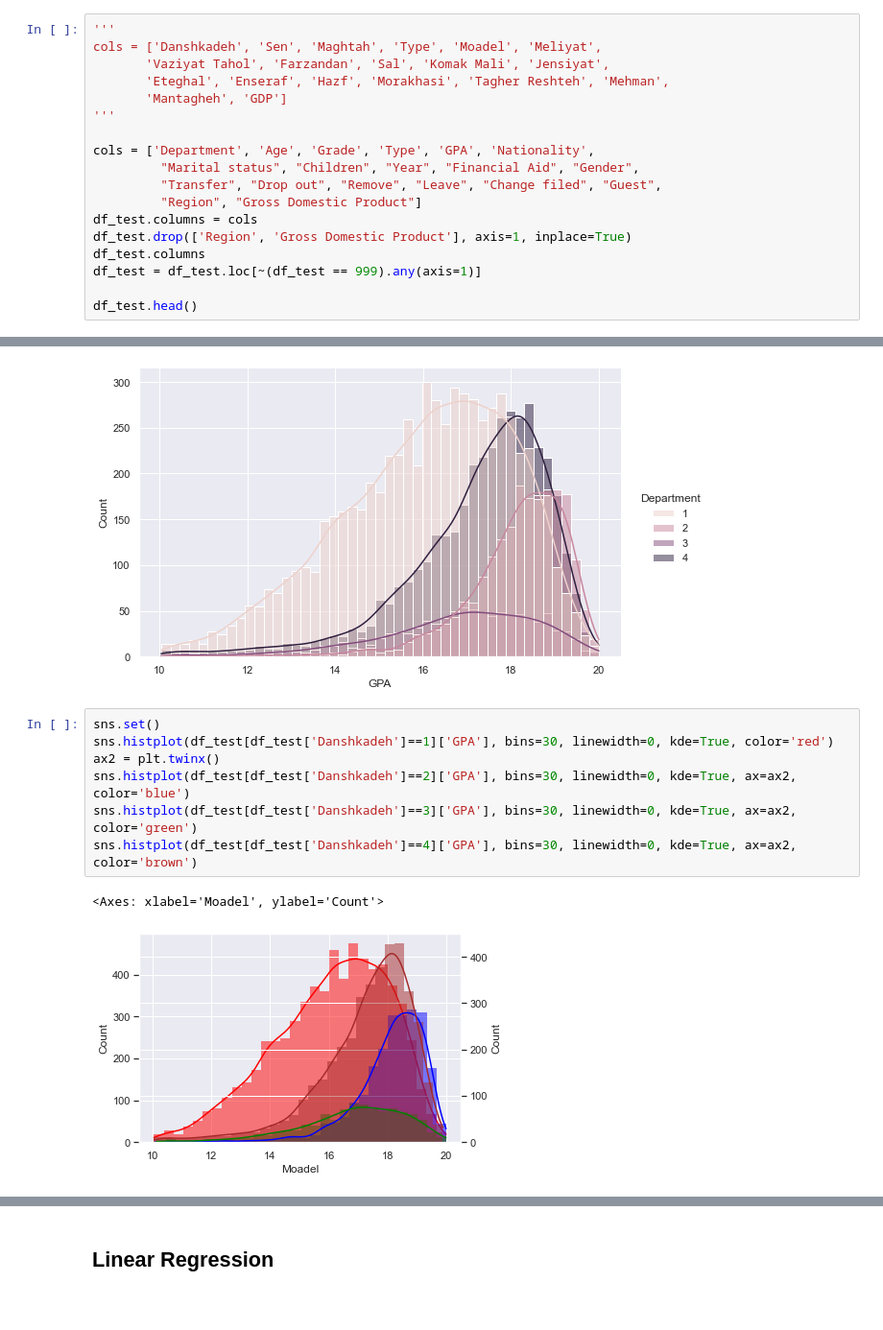
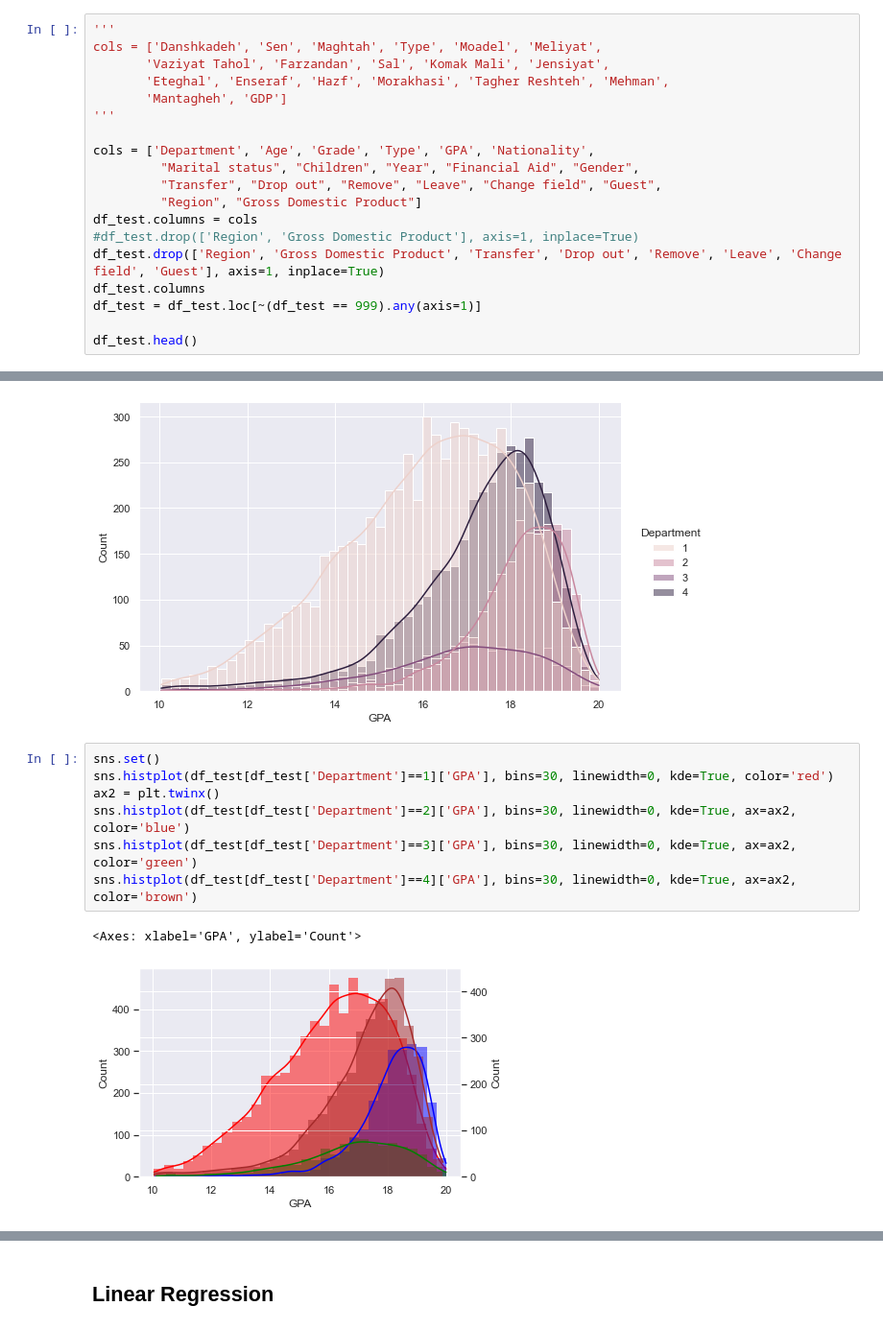
Before and after one commit to mghasemi19/ML_EconEduc, a Jupyter notebook: GPA_Regression.ipynb, the cells around one changed output, grey strips where cells are left out. Shown at 96% size. Drawn from its saved outputs; the diff is of its cells as text.

```diff
--- a/GPA_Regression.ipynb
+++ b/GPA_Regression.ipynb
@@ -45,10 +50,11 @@ cols = ['Danshkadeh', 'Sen', 'Maghtah', 'Type', 'Moadel', 'Meliyat',
 
 cols = ['Department', 'Age', 'Grade', 'Type', 'GPA', 'Nationality',
          "Marital status", "Children", "Year", "Financial Aid", "Gender",
-         "Transfer", "Drop out", "Remove", "Leave", "Change filed", "Guest",
+         "Transfer", "Drop out", "Remove", "Leave", "Change field", "Guest",
          "Region", "Gross Domestic Product"]
 df_test.columns = cols
-df_test.drop(['Region', 'Gross Domestic Product'], axis=1, inplace=True)
+#df_test.drop(['Region', 'Gross Domestic Product'], axis=1, inplace=True)
+df_test.drop(['Region', 'Gross Domestic Product', 'Transfer', 'Drop out', 'Remove', 'Leave', 'Change field', 'Guest'], axis=1, inplace=True)
 df_test.columns
 df_test = df_test.loc[~(df_test == 999).any(axis=1)]
 
@@ -177,11 +194,11 @@ sns.displot(df_test, x= 'GPA', hue=df_test['Department'], kde=True, height=5, as
 [figure]
 # %%
 sns.set()
-sns.histplot(df_test[df_test['Danshkadeh']==1]['GPA'], bins=30, linewidth=0, kde=True, color='red')
+sns.histplot(df_test[df_test['Department']==1]['GPA'], bins=30, linewidth=0, kde=True, color='red')
 ax2 = plt.twinx()
-sns.histplot(df_test[df_test['Danshkadeh']==2]['GPA'], bins=30, linewidth=0, kde=True, ax=ax2, color='blue')
-sns.histplot(df_test[df_test['Danshkadeh']==3]['GPA'], bins=30, linewidth=0, kde=True, ax=ax2, color='green')
-sns.histplot(df_test[df_test['Danshkadeh']==4]['GPA'], bins=30, linewidth=0, kde=True, ax=ax2, color='brown')
+sns.histplot(df_test[df_test['Department']==2]['GPA'], bins=30, linewidth=0, kde=True, ax=ax2, color='blue')
+sns.histplot(df_test[df_test['Department']==3]['GPA'], bins=30, linewidth=0, kde=True, ax=ax2, color='green')
+sns.histplot(df_test[df_test['Department']==4]['GPA'], bins=30, linewidth=0, kde=True, ax=ax2, color='brown')
 # %% [output]
-<Axes: xlabel='Moadel', ylabel='Count'>
+<Axes: xlabel='GPA', ylabel='Count'>
-[figure, old version]
+[figure, new version]
```
Also changed, not shown: parts of 13 cells of this notebook, 1 other file.
